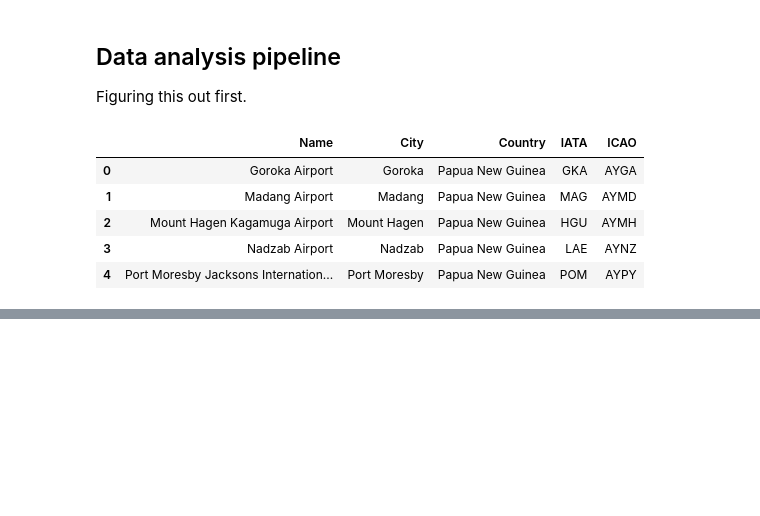
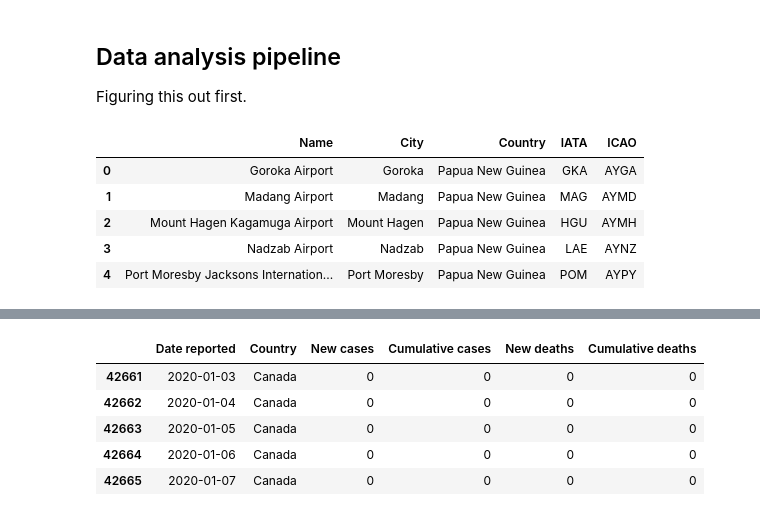
Before and after one commit to ubco-W2022T2-data301/project-group-group05, a Jupyter notebook: analysis/analysis_bradan.ipynb, the cells around one changed output, grey strips where cells are left out. Cells and saved outputs as stored; diff of their text form; code cells hidden in the pictures; blank space fills up the shorter version.

```diff
--- a/analysis/analysis_bradan.ipynb
+++ b/analysis/analysis_bradan.ipynb
@@ -276,0 +303,9 @@ df
+# %%
+covid.head()
+# %% [output]
+|  | Date reported | Country | New cases | Cumulative cases | New deaths | Cumulative deaths |
+| 42661 | 2020-01-03 | Canada | 0 | 0 | 0 | 0 |
+| 42662 | 2020-01-04 | Canada | 0 | 0 | 0 | 0 |
+| 42663 | 2020-01-05 | Canada | 0 | 0 | 0 | 0 |
+| 42664 | 2020-01-06 | Canada | 0 | 0 | 0 | 0 |
+| 42665 | 2020-01-07 | Canada | 0 | 0 | 0 | 0 |
```
Also changed, not shown: parts of 4 cells of this notebook, 1 other file.
